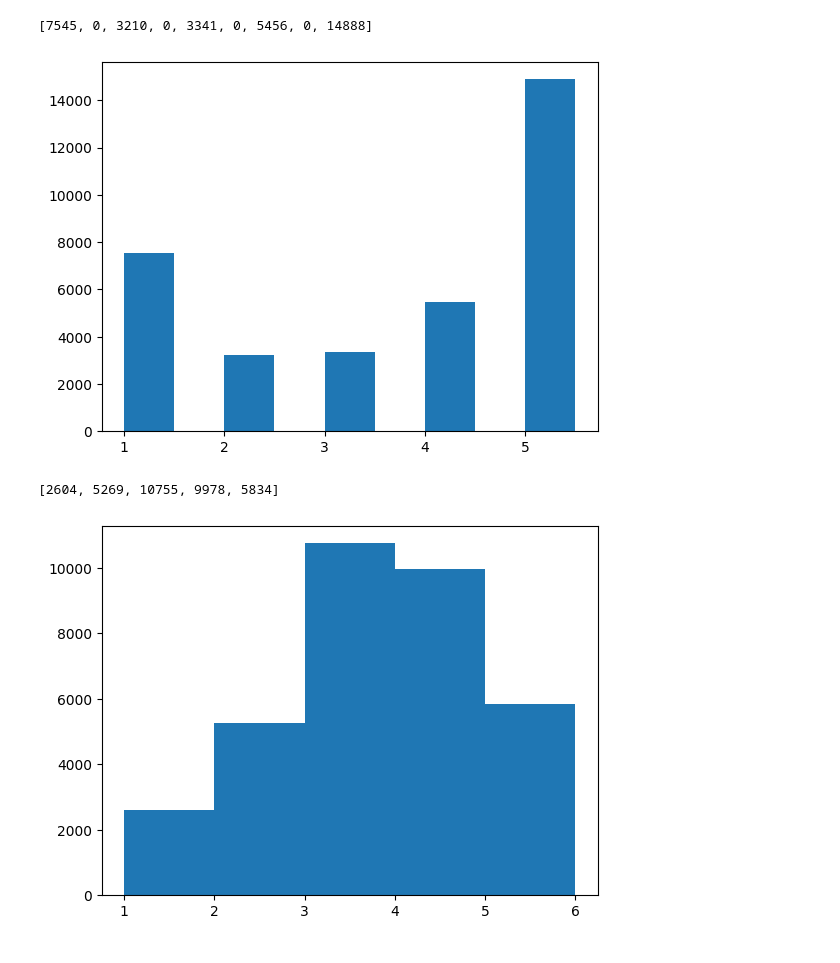
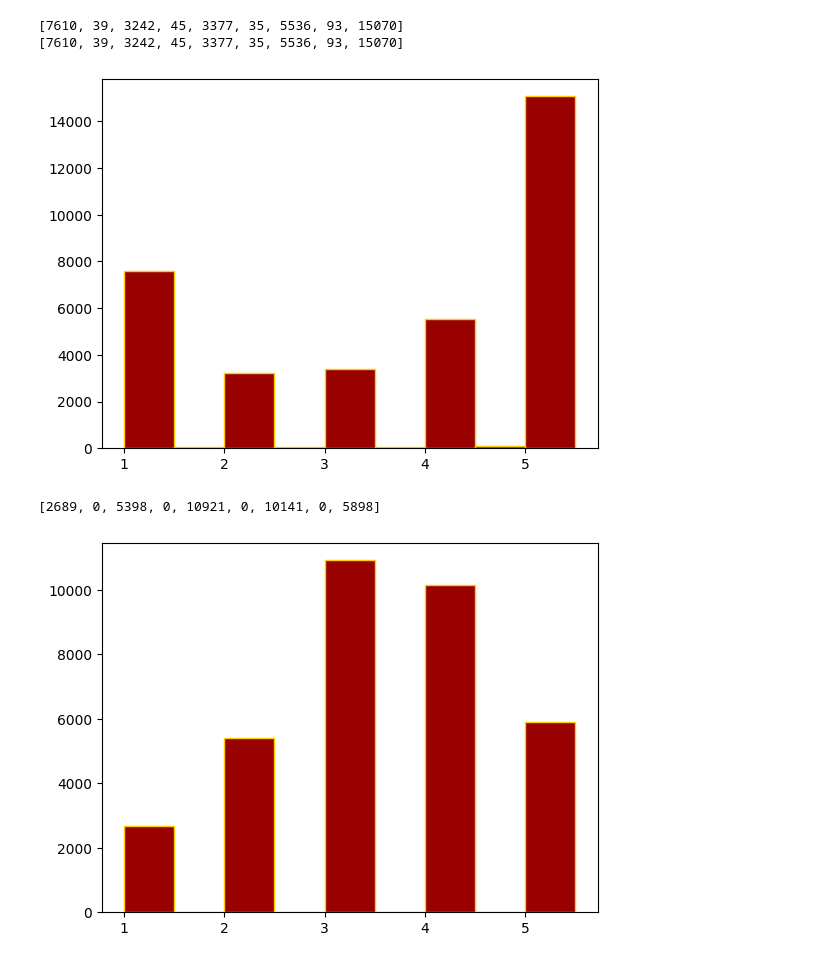
Before and after one commit to Huixian-Gong/Sentiment_Analysis_of_RateMyProfessor_Reviews, a Jupyter notebook: colab/Corpus_Stats.ipynb, the cells around one changed output. Drawn from its saved outputs; the diff is of its cells as text; code cells hidden in the pictures.

```diff
--- a/colab/Corpus_Stats.ipynb
+++ b/colab/Corpus_Stats.ipynb
@@ -12,7 +10,7 @@ from sklearn.model_selection import train_test_split
 
 import matplotlib.pyplot as plt
 # %%
-data = pd.read_csv('drive/My Drive/preprocessed_comments.csv')
+data = pd.read_csv('/data/home/huixian/Documents/Sentiment_Analysis_of_RateMyProfessor_Reviews/streamline/complete_set.csv')
 # train, test = train_test_split(data, test_size=0.2, random_state=42)
 print(data.shape)
 # %% [output]
@@ -20,19 +90,20 @@ print(data.shape)
 # %%
 bins = [1, 1.5, 2, 2.5, 3, 3.5, 4, 4.5, 5, 5.5]
-counts = [data[data['Star Rating'] == label].shape[0] for label in bins[:-1]]
+counts = [data[data['star_rating'] == label].shape[0] for label in bins[:-1]]
 print(counts)
-plt.hist(bins[:-1], bins, weights=counts)
+plt.hist(bins[:-1], bins, weights=counts, color='#990000', edgecolor='#FFCC00')
 plt.show()
 # %% [output]
-[7545, 0, 3210, 0, 3341, 0, 5456, 0, 14888]
+[7610, 39, 3242, 45, 3377, 35, 5536, 93, 15070]
+[7610, 39, 3242, 45, 3377, 35, 5536, 93, 15070]
-[figure, old version]
+[figure, new version]
 # %%
-bins = [1, 2, 3, 4, 5, 6]
-counts = [data[data['Course Difficulty'] == label].shape[0] for label in bins[:-1]]
+bins = [1, 1.5, 2, 2.5, 3, 3.5, 4, 4.5, 5, 5.5]
+counts = [data[data['course_difficulty'] == label].shape[0] for label in bins[:-1]]
 print(counts)
-plt.hist(bins[:-1], bins, weights=counts)
+plt.hist(bins[:-1], bins, weights=counts, color='#990000', edgecolor='#FFCC00')
 plt.show()
 # %% [output]
-[2604, 5269, 10755, 9978, 5834]
+[2689, 0, 5398, 0, 10921, 0, 10141, 0, 5898]
-[figure, old version]
+[figure, new version]
 # %%
```
Also changed, not shown: parts of 6 cells of this notebook.
